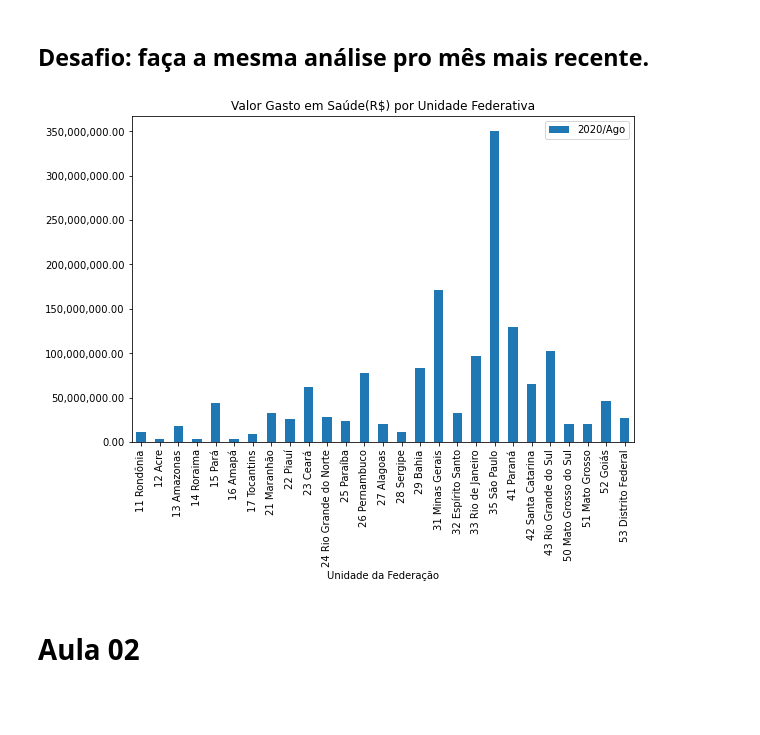
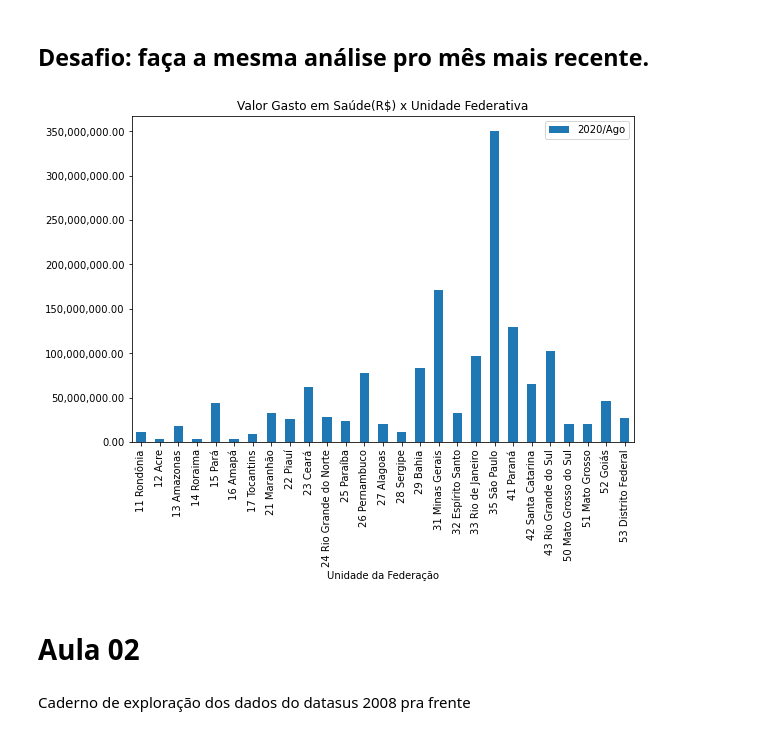
Before and after one commit to iplusl/Bootcamp_Data_Science, a Jupyter notebook: Modulo1/notebooks/Modulo1.ipynb, the cells around one changed output. Saved outputs shown, nothing was run; the diff lists cells and outputs as text; code cells hidden in the pictures; blank space fills up the shorter version.

```diff
--- a/Modulo1/notebooks/Modulo1.ipynb
+++ b/Modulo1/notebooks/Modulo1.ipynb
@@ -152,13 +152,15 @@ plt.show()
 # %%
 import matplotlib.pyplot as plt
 import matplotlib.ticker as ticker
 
 ax = dados.plot(x="Unidade da Federação", y="2020/Ago",
            kind="bar", figsize=(9,6))
 ax.yaxis.set_major_formatter(ticker.StrMethodFormatter("{x:,.2f}"))
-plt.title("Valor Gasto em Saúde(R$) por Unidade Federativa")
+plt.title("Valor Gasto em Saúde(R$) x Unidade Federativa")
 plt.show()
 # %% [output]
-[figure, old version]
+[figure, new version]
 # %% [markdown]
 # Aula 02
+# %% [markdown]
+Caderno de exploração dos dados do datasus 2008 pra frente
```
Also changed, not shown: parts of 35 cells of this notebook, 1 other file.
